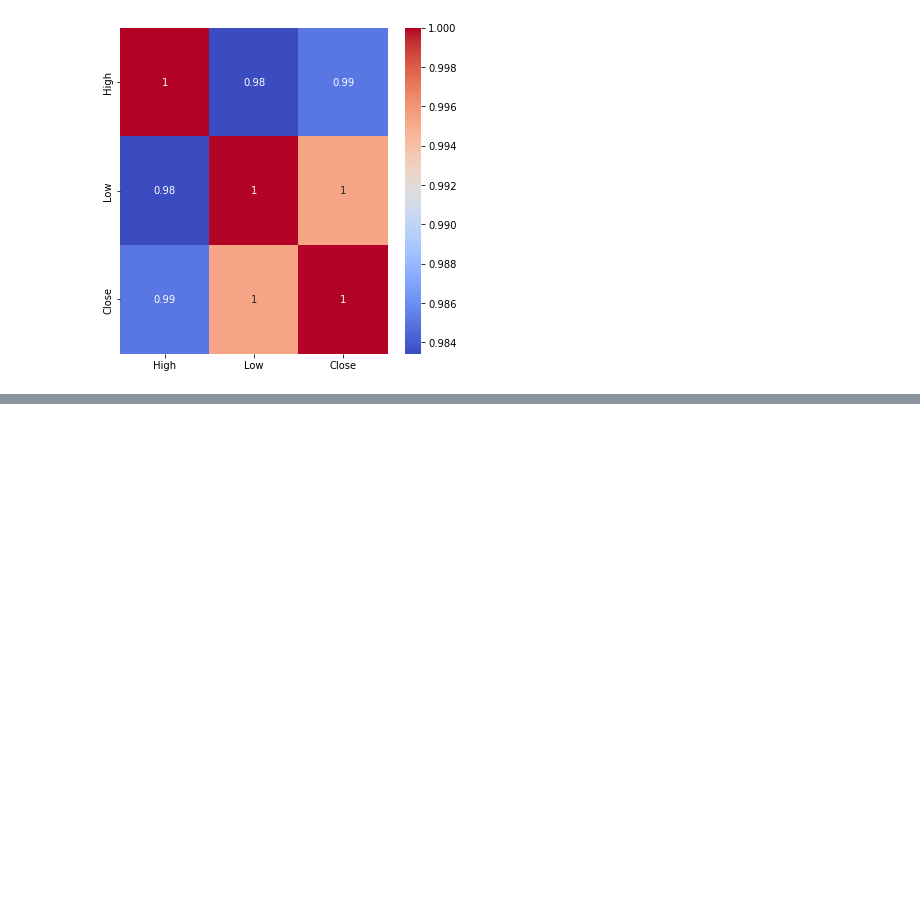
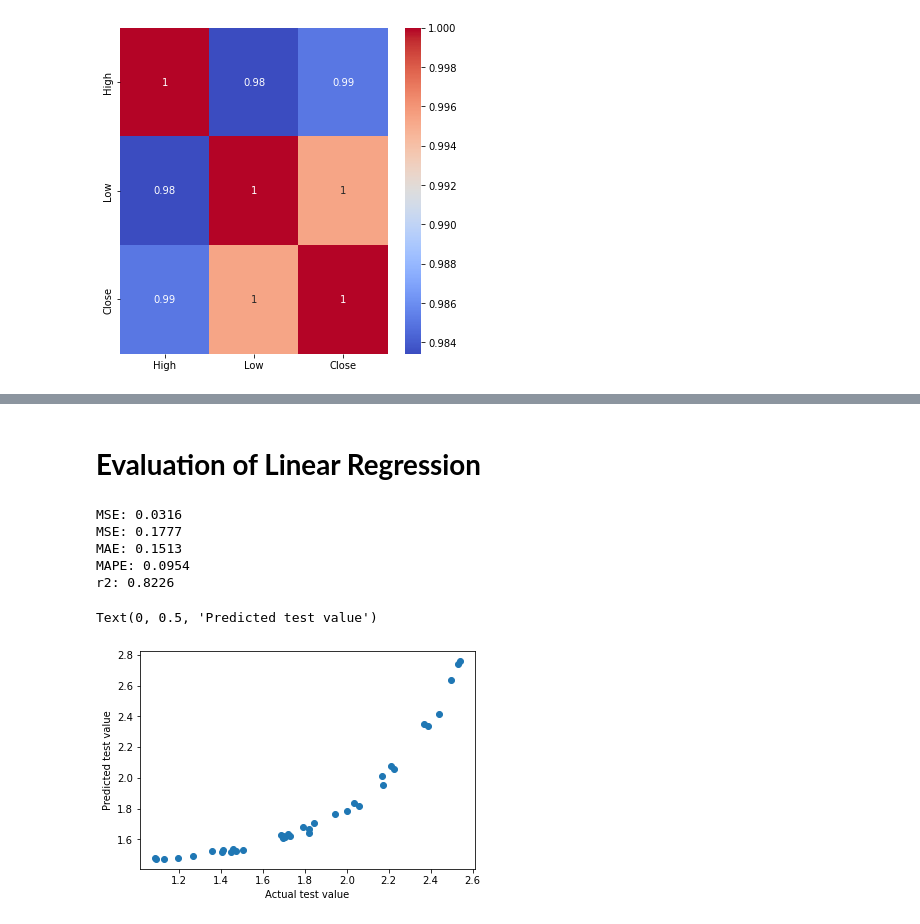
Before and after one commit to GauravBhakte/Yes-Bank-Stock-Closing-Price-Prediction, a Jupyter notebook: Capstone_Project_2.ipynb, the cells around one changed output, grey strips where cells are left out. Drawn from its saved outputs; the diff is of its cells as text; code cells hidden in the pictures; blank space fills up the shorter version.

```diff
--- a/Capstone_Project_2.ipynb
+++ b/Capstone_Project_2.ipynb
@@ -277,0 +330,4 @@ plt.show()
+# %%
+#Splitting the data into training set and testing set data
+#Splitting the data with 80-20
+X_train,X_test,y_train,y_test=train_test_split(X,y,test_size=0.20,random_state=1)
@@ -277,0 +344,5 @@ plt.show()
+# %%
+#Transforming Data
+scaler=MinMaxScaler()
+X_train=scaler.fit_transform(X_train)
+X_test=scaler.transform(X_test)
@@ -277,0 +351,3 @@ plt.show()
+# %%
+regressor=LinearRegression()
+regressor.fit(X_train,y_train)
@@ -277,0 +366,4 @@ plt.show()
+# %%
+#Prediction of the test  data
+y_pred=regressor.predict(X_test)
+y_pred
@@ -277,0 +405,22 @@ plt.show()
+# %% [markdown]
+# **Evaluation of Linear Regression**
+# %%
+#Test performance of linear Regression
+print('MSE:',round(mean_squared_error(y_test,y_pred),4))
+print('MSE:',round(math.sqrt(mean_squared_error(y_test,y_pred)),4))
+print('MAE:',round(mean_absolute_error(y_test,y_pred),4))
+print('MAPE:',round(mean_absolute_percentage_error(y_test,y_pred),4))
+print('r2:',round(r2_score(y_test,y_pred),4))
+# %% [output]
+MSE: 0.0316
+MSE: 0.1777
+MAE: 0.1513
+MAPE: 0.0954
+r2: 0.8226
+# %%
+plt.scatter(y_test,y_pred)
+plt.xlabel('Actual test value')
+plt.ylabel('Predicted test value')
+# %% [output]
+Text(0, 0.5, 'Predicted test value')
+[figure, added]
```
Also changed, not shown: parts of 83 cells of this notebook.
